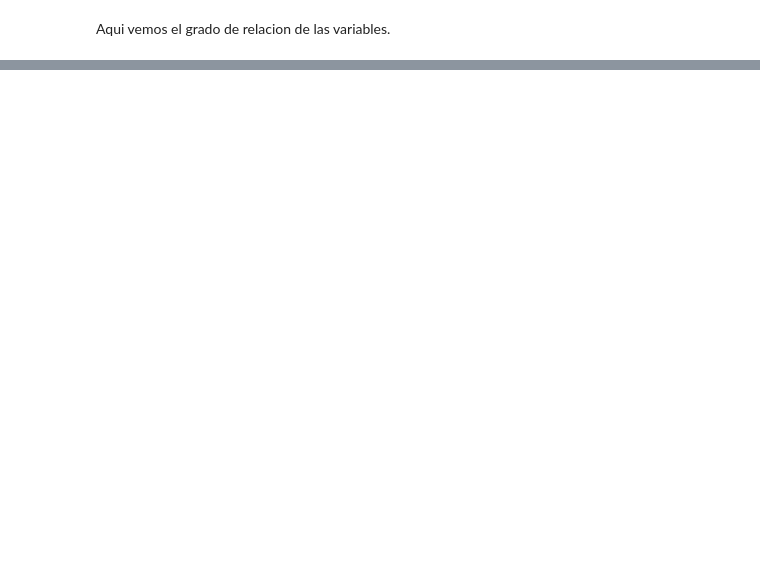
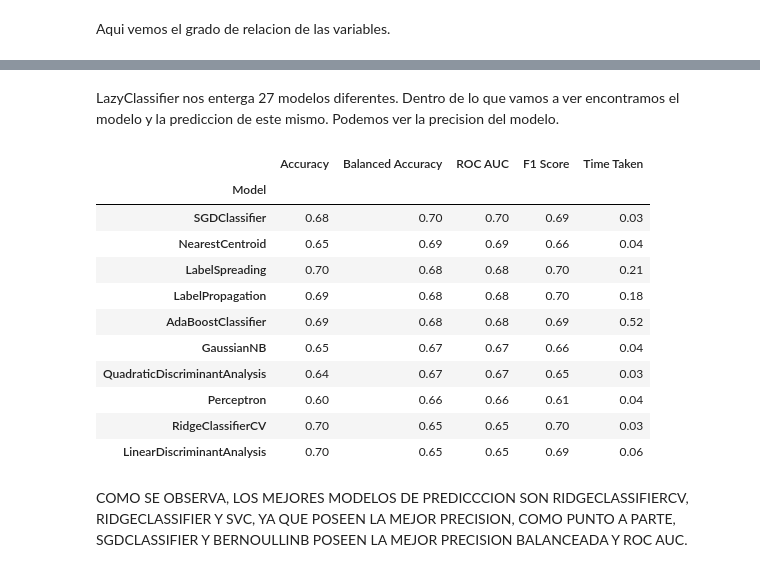
Before and after one commit to fercontreras-tech/examen, a Jupyter notebook: examen.ipynb, the cells around one changed output, grey strips where cells are left out. Saved outputs shown, nothing was run; the diff lists cells and outputs as text; code cells hidden in the pictures; blank space fills up the shorter version.

```diff
--- a/examen.ipynb
+++ b/examen.ipynb
@@ -94,0 +178,3 @@ Aqui vemos el grado de relacion de las variables.
+# %%
+# Separar datos
+X_train, X_test, y_train, y_test = train_test_split(X, y, test_size=0.2, random_state=42)
@@ -94,0 +183,11 @@ Aqui vemos el grado de relacion de las variables.
+# %%
+# Escalar datos
+scaler = StandardScaler()
+X_train_scaled = scaler.fit_transform(X_train)
+X_test_scaled = scaler.transform(X_test)
+# %%
+pca = PCA(n_components=2)
+principalComponents_train = pca.fit_transform(X_train_scaled)
+principalComponents_test = pca.transform(X_test_scaled)
+
+principalDf = pd.DataFrame(data=principalComponents_train, columns=['PC1', 'PC2'])
@@ -94,0 +223,2 @@ Aqui vemos el grado de relacion de las variables.
+# %%
+models, predictions = LazyClassifier().fit(principalComponents_train, principalComponents_test, y_train, y_test)
@@ -94,0 +233,17 @@ Aqui vemos el grado de relacion de las variables.
+# %% [markdown]
+LazyClassifier nos enterga 27 modelos diferentes. Dentro de lo que vamos a ver encontramos el modelo y la prediccion de este mismo. Podemos ver la precision del modelo.
+# %%
+models[:10]
+# %% [output]
+|  | Accuracy | Balanced Accuracy | ROC AUC | F1 Score | Time Taken |
+| Model |  |  |  |  |  |
+| SGDClassifier | 0.68 | 0.70 | 0.70 | 0.69 | 0.03 |
+| NearestCentroid | 0.65 | 0.69 | 0.69 | 0.66 | 0.04 |
+| LabelSpreading | 0.70 | 0.68 | 0.68 | 0.70 | 0.21 |
+| LabelPropagation | 0.69 | 0.68 | 0.68 | 0.70 | 0.18 |
+| AdaBoostClassifier | 0.69 | 0.68 | 0.68 | 0.69 | 0.52 |
+| GaussianNB | 0.65 | 0.67 | 0.67 | 0.66 | 0.04 |
+| QuadraticDiscriminantAnalysis | 0.64 | 0.67 | 0.67 | 0.65 | 0.03 |
+| Perceptron | 0.60 | 0.66 | 0.66 | 0.61 | 0.04 |
+| RidgeClassifierCV | 0.70 | 0.65 | 0.65 | 0.70 | 0.03 |
+| LinearDiscriminantAnalysis | 0.70 | 0.65 | 0.65 | 0.69 | 0.06 |
@@ -94,0 +254,2 @@ Aqui vemos el grado de relacion de las variables.
+# %% [markdown]
+COMO SE OBSERVA, LOS MEJORES MODELOS DE PREDICCCION SON RIDGECLASSIFIERCV, RIDGECLASSIFIER Y SVC, YA QUE POSEEN LA MEJOR PRECISION, COMO PUNTO A PARTE, SGDCLASSIFIER Y BERNOULLINB POSEEN LA MEJOR PRECISION BALANCEADA Y ROC AUC.
```
Also changed, not shown: parts of 23 cells of this notebook.
